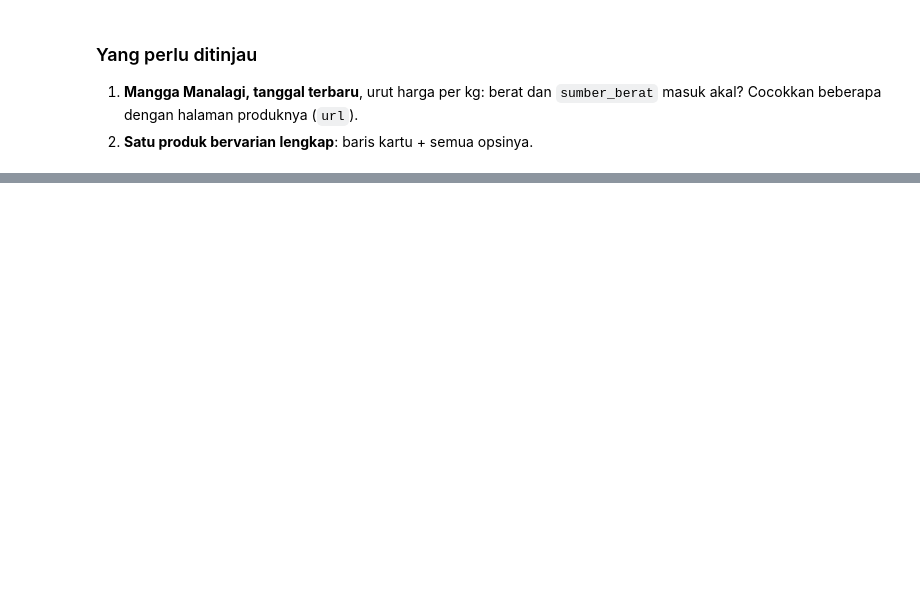
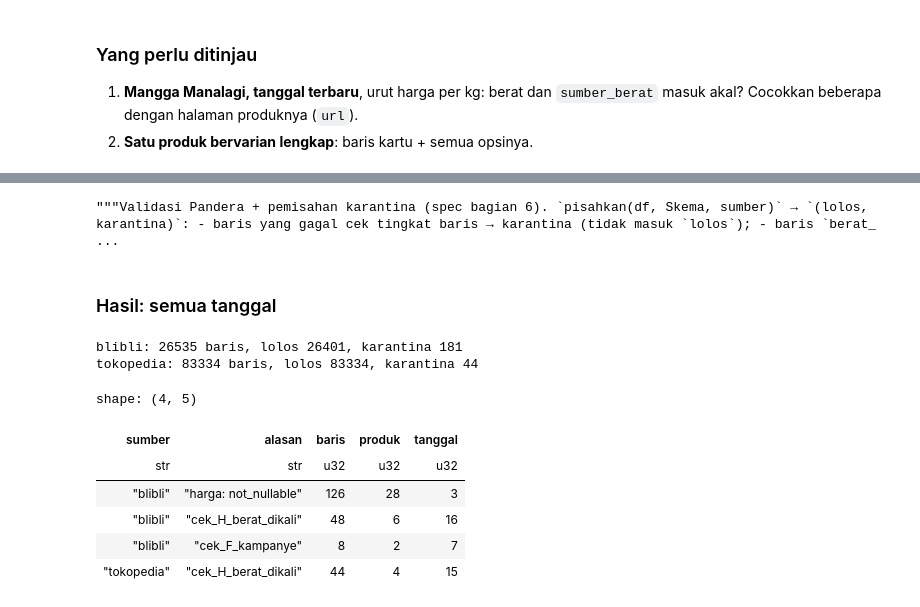
Before and after one commit to Daffwa/kebun_ibu, a Jupyter notebook: data-science/transform/transform.ipynb, the cells around one changed output, grey strips where cells are left out. Cells and saved outputs as stored; diff of their text form; code cells hidden in the pictures; blank space fills up the shorter version.

```diff
--- a/data-science/transform/transform.ipynb
+++ b/data-science/transform/transform.ipynb
@@ -713,0 +778,41 @@ terbaru_tp.filter(pl.col("induk_id") == "103388173219").select(
+# %%
+from transform import skema
+importlib.reload(skema)
+tampilkan_kode(skema)
+# %% [output]
+"""Validasi Pandera + pemisahan karantina (spec bagian 6). `pisahkan(df, Skema, sumber)` → `(lolos, karantina)`: - baris yang gagal cek tingkat baris → karantina (tidak masuk `lolos`); - baris `berat_ ...
+# %% [markdown]
+### Hasil: semua tanggal
+# %%
+from datetime import date
+from transform import blibli, tokopedia
+
+
+def semua_tanggal(modul, sumber):
+    return pl.concat([
+        modul.ubah(folder, date.fromisoformat(folder.name.removeprefix("date=")))
+        for folder in sorted(Path(f"data_lake/raw/{sumber}").glob("date=*"))
+    ])
+
+
+hasil = {}
+for sumber, modul, skema_ in (("blibli", blibli, skema.SkemaBlibli),
+                              ("tokopedia", tokopedia, skema.SkemaTokopedia)):
+    df = semua_tanggal(modul, sumber)
+    hasil[sumber] = skema.pisahkan(df, skema_, sumber)
+    print(f"{sumber}: {df.height} baris, lolos {hasil[sumber][0].height}, karantina {hasil[sumber][1].height}")
+
+karantina = pl.concat([k for _, k in hasil.values()])
+karantina.with_columns(pl.col("alasan").str.split("; ")).explode("alasan").group_by("sumber", "alasan").agg(
+    baris=pl.len(), produk=pl.col("produk_id").n_unique(), tanggal=pl.col("tanggal").n_unique()
+).sort("sumber", "baris", descending=[False, True])
+# %% [output]
+blibli: 26535 baris, lolos 26401, karantina 181
+tokopedia: 83334 baris, lolos 83334, karantina 44
+shape: (4, 5)
+| sumber | alasan | baris | produk | tanggal |
+| str | str | u32 | u32 | u32 |
+| "blibli" | "harga: not_nullable" | 126 | 28 | 3 |
+| "blibli" | "cek_H_berat_dikali" | 48 | 6 | 16 |
+| "blibli" | "cek_F_kampanye" | 8 | 2 | 7 |
+| "tokopedia" | "cek_H_berat_dikali" | 44 | 4 | 15 |
```
Also changed, not shown: parts of 16 cells of this notebook, 3 other files.
